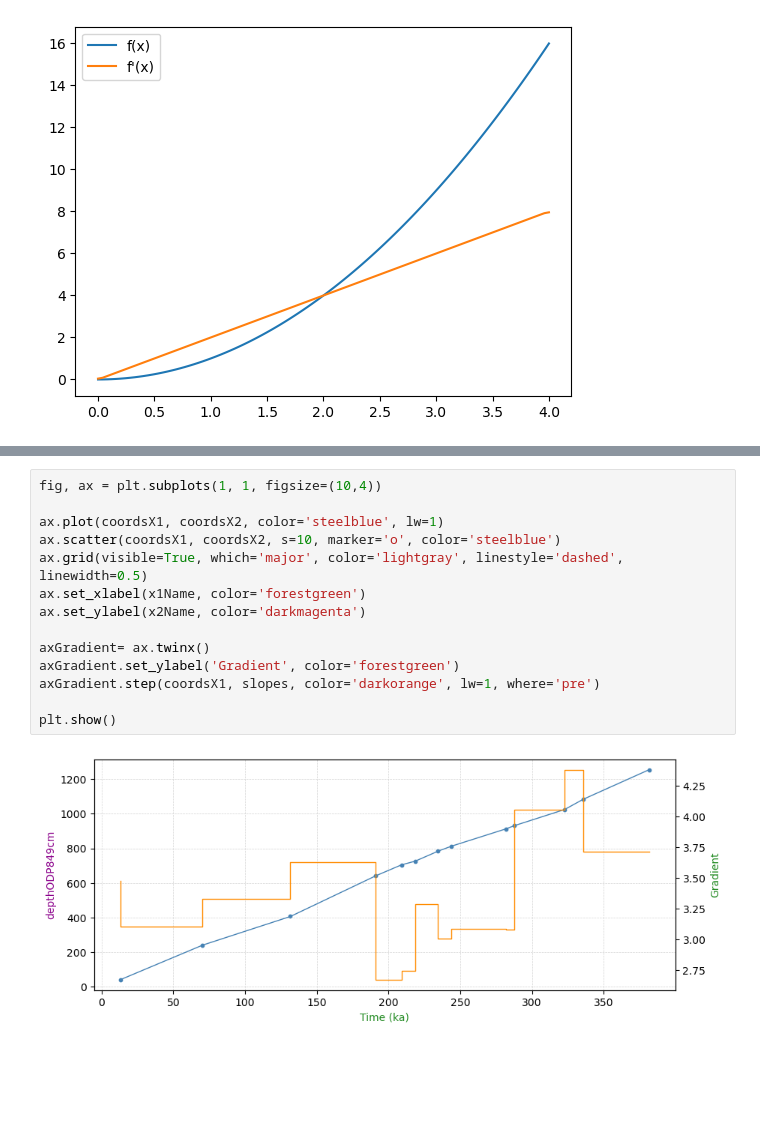
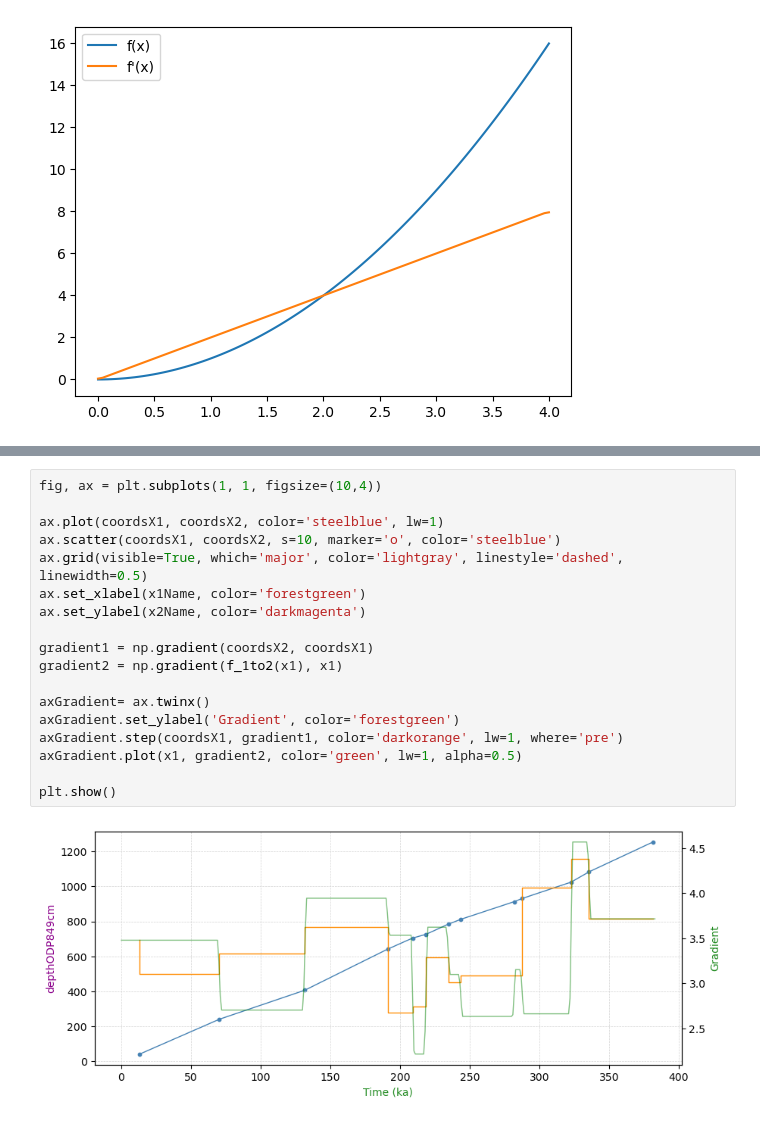
Before and after one commit to PBrockmann/PyAnalyseries, a Jupyter notebook: interp1d.ipynb, the cells around one changed output, grey strips where cells are left out. Drawn from its saved outputs; the diff is of its cells as text; blank space fills up the shorter version.

```diff
--- a/interp1d.ipynb
+++ b/interp1d.ipynb
@@ -191,16 +191,20 @@ plt.show()
 # %%
 fig, ax = plt.subplots(1, 1, figsize=(10,4))
 
 ax.plot(coordsX1, coordsX2, color='steelblue', lw=1)
 ax.scatter(coordsX1, coordsX2, s=10, marker='o', color='steelblue')
 ax.grid(visible=True, which='major', color='lightgray', linestyle='dashed', linewidth=0.5)
 ax.set_xlabel(x1Name, color='forestgreen')
 ax.set_ylabel(x2Name, color='darkmagenta')
 
+gradient1 = np.gradient(coordsX2, coordsX1)
+gradient2 = np.gradient(f_1to2(x1), x1)
+
 axGradient= ax.twinx()
 axGradient.set_ylabel('Gradient', color='forestgreen')
-axGradient.step(coordsX1, slopes, color='darkorange', lw=1, where='pre')
+axGradient.step(coordsX1, gradient1, color='darkorange', lw=1, where='pre')
+axGradient.plot(x1, gradient2, color='green', lw=1, alpha=0.5)
 
 plt.show()
 # %% [output]
-[figure, old version]
+[figure, new version]
```
Also changed, not shown: parts of 2 cells of this notebook, 1 other file.
